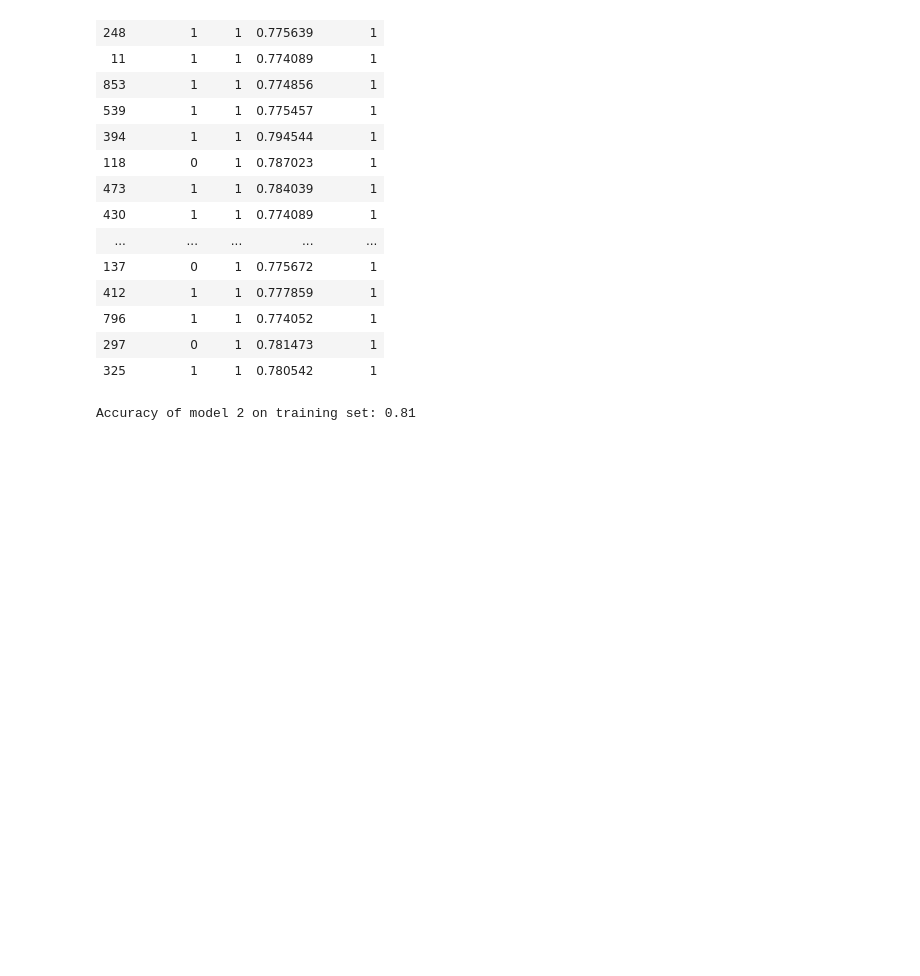
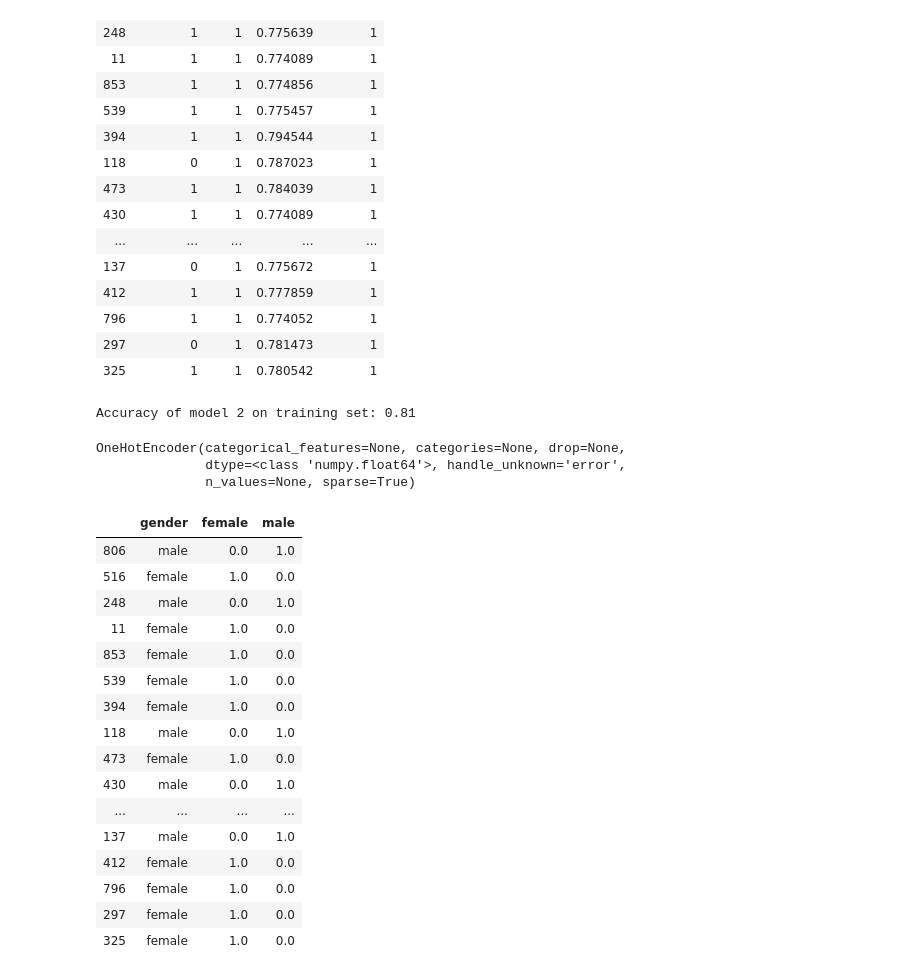
Before and after one commit to JadaShipp/ds-methodologies-exercises, a Jupyter notebook: classification/model.ipynb, the cells around one changed output. Drawn from its saved outputs; the diff is of its cells as text; code cells hidden in the pictures; blank space fills up the shorter version.

```diff
--- a/classification/model.ipynb
+++ b/classification/model.ipynb
@@ -138,3 +154,39 @@ print('Accuracy of model 2 on training set: {:.2f}'
      .format(logit.score(X, y)))
 # %% [output]
 Accuracy of model 2 on training set: 0.81
+# %%
+X1 = train[['fare', 'pclass','age','gender']]
+y1 = train.survived
+# %%
+encoder = sklearn.preprocessing.OneHotEncoder()
+
+encoder.fit(X1[['gender']])
+# %% [output]
+OneHotEncoder(categorical_features=None, categories=None, drop=None,
+              dtype=<class 'numpy.float64'>, handle_unknown='error',
+              n_values=None, sparse=True)
+# %%
+m = encoder.transform(train[['gender']]).todense()
+# %%
+pd.concat([
+    X1.gender,
+    pd.DataFrame(m, columns=encoder.categories_[0], index=X1.index)
+], axis=1)
+# %% [output]
+|  | gender | female | male |
+| 806 | male | 0.0 | 1.0 |
+| 516 | female | 1.0 | 0.0 |
+| 248 | male | 0.0 | 1.0 |
+| 11 | female | 1.0 | 0.0 |
+| 853 | female | 1.0 | 0.0 |
+| 539 | female | 1.0 | 0.0 |
+| 394 | female | 1.0 | 0.0 |
+| 118 | male | 0.0 | 1.0 |
+| 473 | female | 1.0 | 0.0 |
+| 430 | male | 0.0 | 1.0 |
+| ... | ... | ... | ... |
+| 137 | male | 0.0 | 1.0 |
+| 412 | female | 1.0 | 0.0 |
+| 796 | female | 1.0 | 0.0 |
+| 297 | female | 1.0 | 0.0 |
+| 325 | female | 1.0 | 0.0 |
```
Also changed, not shown: parts of 7 cells of this notebook.
